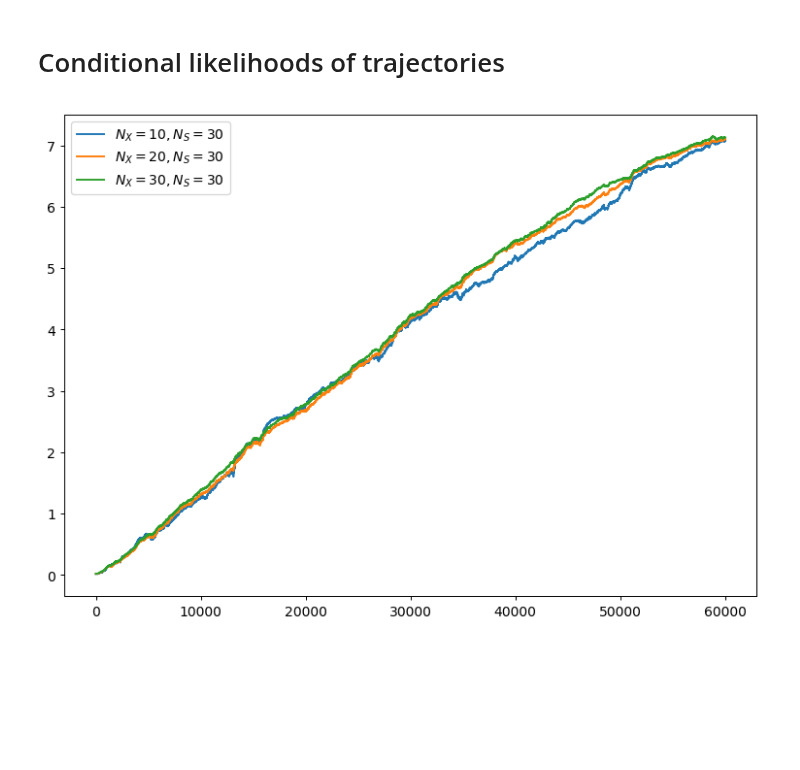
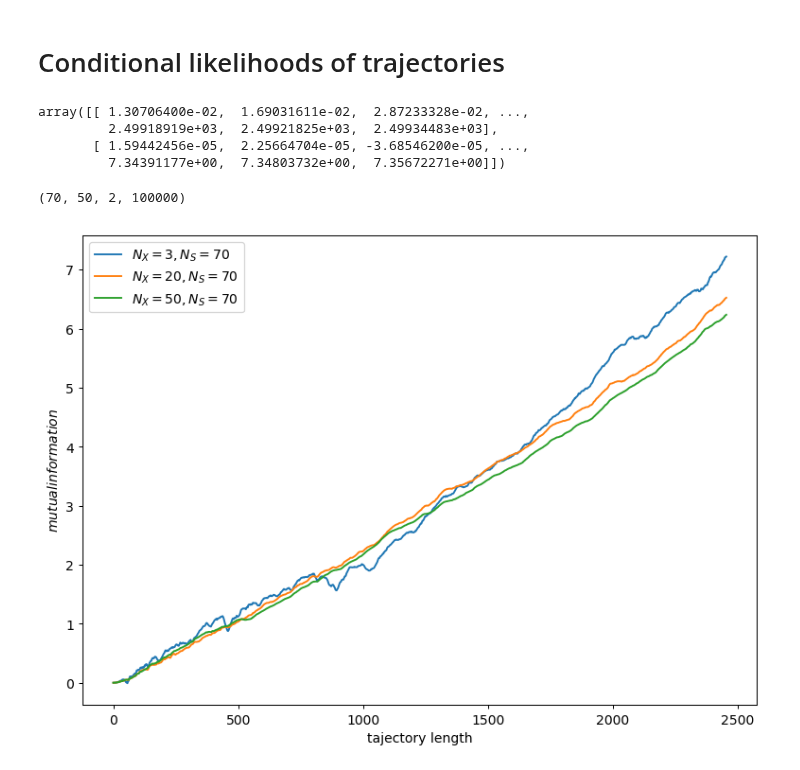
Before and after one commit to manuel-rhdt/master-thesis, a Jupyter notebook: analyzer/mutual_information.ipynb, the cells around one changed output. Saved outputs shown, nothing was run; the diff lists cells and outputs as text; code cells hidden in the pictures; blank space fills up the shorter version.

```diff
--- a/analyzer/mutual_information.ipynb
+++ b/analyzer/mutual_information.ipynb
@@ -20,5 +16,25 @@ mutual_information = np.mean(mutual_informations, axis=(0,1))
+# %%
+mutual_informations = np.array([np.load('/data/run10/mi.{}.npz'.format(i))['arr_0'] for i in range(70)])
+# %%
+mutual_informations[0,0]
+# %% [output]
+array([[ 1.30706400e-02,  1.69031611e-02,  2.87233328e-02, ...,
+         2.49918919e+03,  2.49921825e+03,  2.49934483e+03],
+       [ 1.59442456e-05,  2.25664704e-05, -3.68546200e-05, ...,
+         7.34391177e+00,  7.34803732e+00,  7.35672271e+00]])
+# %%
+mutual_informations.shape
+# %% [output]
+(70, 50, 2, 100000)
 # %%
-num_s, num_r = mutual_informations.shape[0:2]
+num_s, num_r, _, length = mutual_informations.shape
+# %%
+x = np.linspace(np.max(mutual_informations[:,:,0,0]),np.min(mutual_informations[:,:,0,-1]),1000)
+mi = np.zeros((num_s * num_r, len(x)))
+for i, old in enumerate(np.reshape(mutual_informations, (-1, 2, length))):
+    mi[i] = np.interp(x, old[0], old[1])
+mi = np.reshape(mi, (num_s, num_r, -1))
+mi_mean = np.mean(mi, axis=(0,1))
 # %%
 def subset_indices(num_responses, subset_signals, subset_responses):
     assert subset_responses <= num_responses
@@ -28,11 +44,13 @@ def subset_indices(num_responses, subset_signals, subset_responses):
             indices[s*subset_responses + r] = [s, r]
     return indices.T
 # %%
-for r in [10,20]:
+for r in [3,20]:
     indices = subset_indices(num_r, num_s, r)
-    subset_mean = np.mean(mutual_informations[indices[0], indices[1]], axis=0)
-    plt.plot(np.arange(len(subset_mean)), subset_mean, label='$N_X={}, N_S={}$'.format(r, num_s))
-plt.plot(np.arange(len(mutual_information)), mutual_information, label='$N_X={}, N_S={}$'.format(num_r, num_s))
+    subset_mean = np.mean(mi[indices[0], indices[1]], axis=0)
+    plt.plot(x, subset_mean, label='$N_X={}, N_S={}$'.format(r, num_s))
+plt.plot(x, mi_mean, label='$N_X={}, N_S={}$'.format(num_r, num_s))
 plt.legend();
+plt.ylabel('$mutual information$')
+plt.xlabel('tajectory length');
 # %% [output]
-[figure, old version]
+[figure, new version]
```
Also changed, not shown: parts of 21 cells of this notebook, 22 other files.
